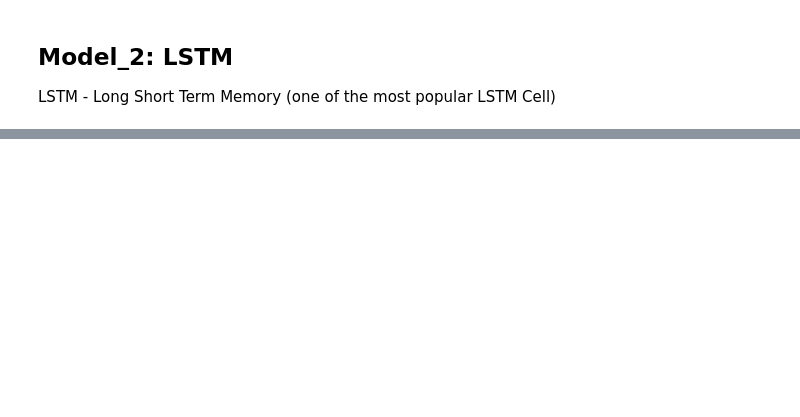
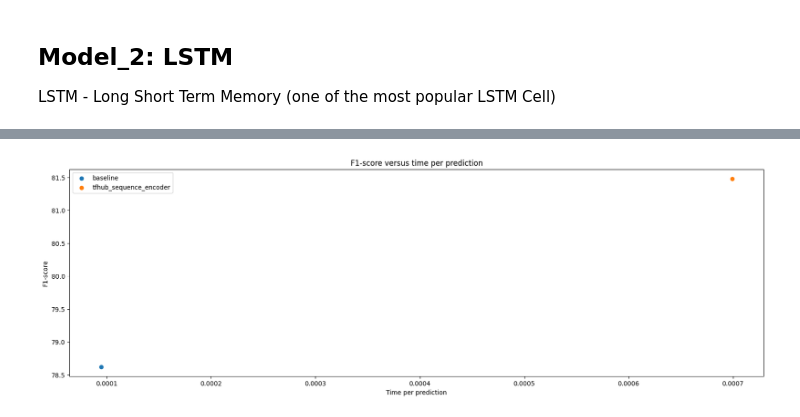
Before and after one commit to RobertoRosa7/curso-tensorflow, a Jupyter notebook: tensorflow_zero_to_master/natural_languate_processing/main_nlp.ipynb, the cells around one changed output, grey strips where cells are left out. Cells and saved outputs as stored; diff of their text form; code cells hidden in the pictures; blank space fills up the shorter version.

```diff
--- a/tensorflow_zero_to_master/natural_languate_processing/main_nlp.ipynb
+++ b/tensorflow_zero_to_master/natural_languate_processing/main_nlp.ipynb
@@ -211,6 +155,7 @@ Text: RÌ©union Debris Is Almost Surely From Flight 370 Officials Say - New Yor
 see: https://scikit-learn.org/stable/modules/generated/sklearn.model_selection.train_test_split.html
 # %%
 from sklearn.model_selection import train_test_split
+train_df_shuffled = train_df.sample(frac=1, random_state=42)
 
 # use train_test_split to split training data and validation sets
 train_sequences, val_sequences, train_labels, val_labels = train_test_split(train_df_shuffled['text'].to_numpy(),
@@ -717,0 +893,26 @@ model_2 = tf.keras.Model(inputs, outputs, name='model_2_LSTM')
+# %%
+# let's make a function to measure the time of prediction
+import time
+
+def pred_timer(model, samples):
+    """
+    Times how long a model takes to make predictions on samples
+    """
+    # get start time
+    start_time = time.perf_counter()
+
+    # make predictions
+    model.predict(samples)
+
+    # get finish time
+    end_time = time.perf_counter()
+
+    # calculate how long prediction took to make
+    total_time = end_time - start_time
+
+    time_per_pred = total_time/len(samples)
+    return total_time, time_per_pred
+# %%
+model_6_loaded_total_time, model_6_loaded_per_pred = pred_timer(model=model_6_loaded,
+                                                                samples=val_sequences)
+model_6_loaded_total_time, model_6_loaded_per_pred
@@ -717,0 +922,4 @@ model_2 = tf.keras.Model(inputs, outputs, name='model_2_LSTM')
+# %%
+model_0_loaded_total_time, model_0_loaded_per_pred = pred_timer(model=model_0,
+                                                                samples=val_sequences)
+model_0_loaded_total_time, model_0_loaded_per_pred
@@ -717,0 +936,12 @@ model_2 = tf.keras.Model(inputs, outputs, name='model_2_LSTM')
+# %%
+import matplotlib.pyplot as plt
+
+plt.figure(figsize=(20, 6))
+plt.scatter(model_0_loaded_per_pred, baseline_results['f1'], label='baseline')
+plt.scatter(model_6_loaded_per_pred, model_6_loaded_results['f1'], label='tfhub_sequence_encoder')
+plt.legend()
+plt.title('F1-score versus time per prediction')
+plt.xlabel('Time per prediction')
+plt.ylabel('F1-score');
+# %% [output]
+[figure, added]
```
Also changed, not shown: parts of 100 cells of this notebook, 1 other file.
